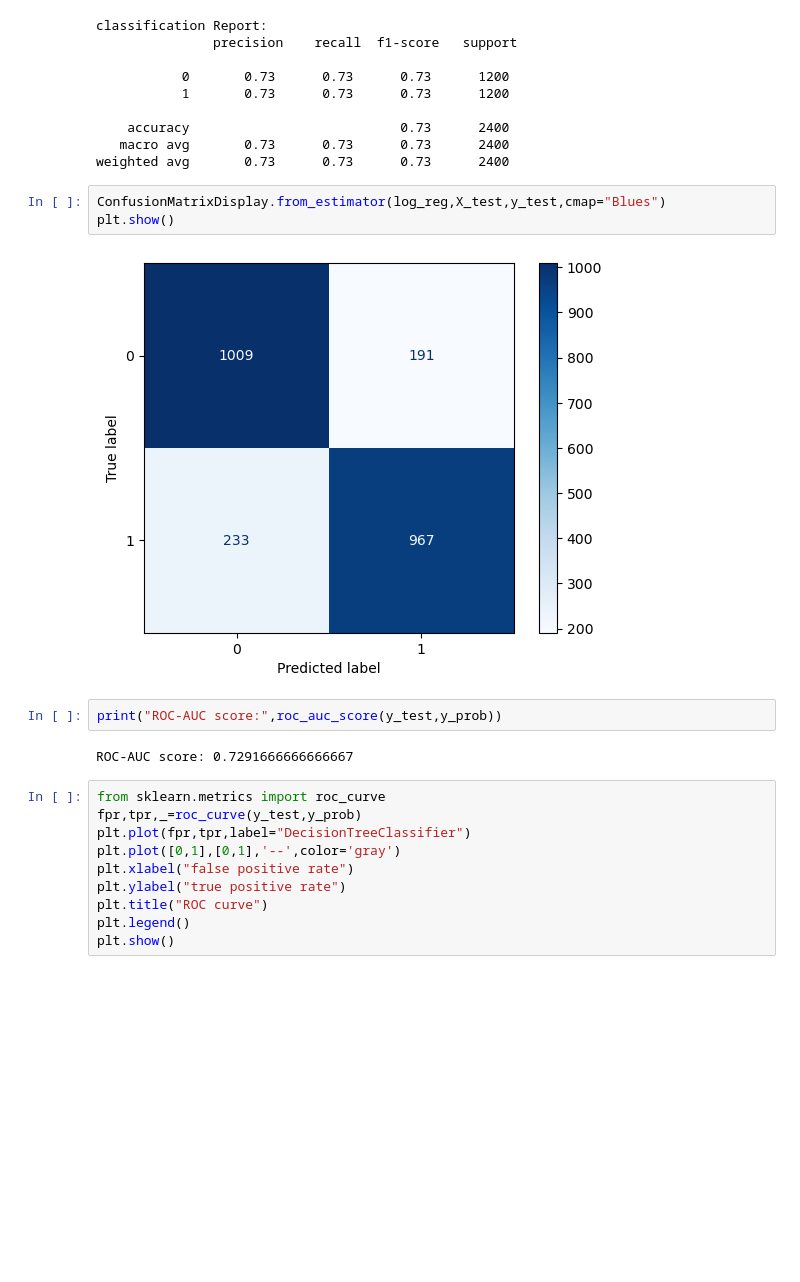
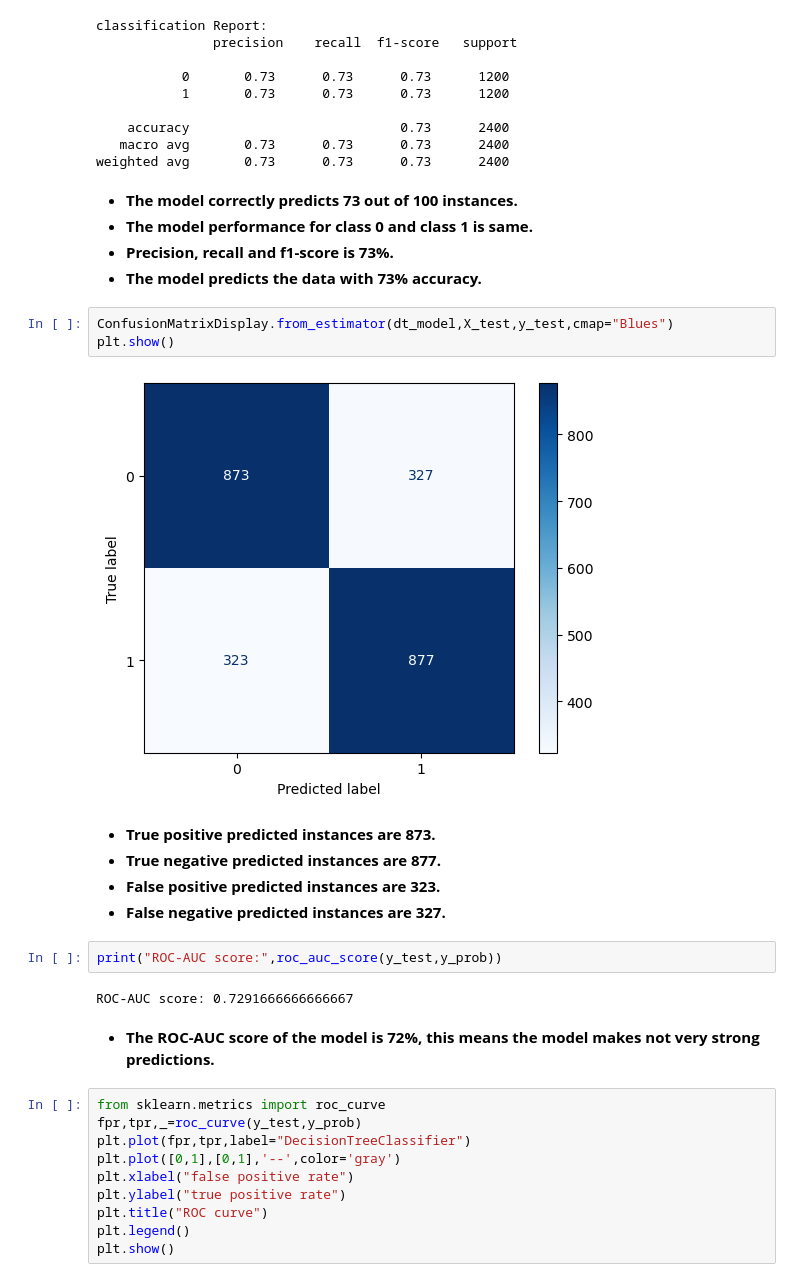
Before and after one commit to harshitakhairnar/Online_Exam_Cheating_Risk_Detection_System, a Jupyter notebook: Online_Exam_Cheating_Risk_Detection_Dataset.ipynb, the cells around one changed output. Drawn from its saved outputs; the diff is of its cells as text; blank space fills up the shorter version.

```diff
--- a/Online_Exam_Cheating_Risk_Detection_Dataset.ipynb
+++ b/Online_Exam_Cheating_Risk_Detection_Dataset.ipynb
@@ -977,15 +1020,27 @@ classification Report:
     accuracy                           0.73      2400
    macro avg       0.73      0.73      0.73      2400
 weighted avg       0.73      0.73      0.73      2400
+# %% [markdown]
+- **The model correctly predicts 73 out of 100 instances.**
+- **The model performance for class 0 and class 1 is same.**
+- **Precision, recall and f1-score is 73%.**
+- **The model predicts the data with 73% accuracy.**
 # %%
-ConfusionMatrixDisplay.from_estimator(log_reg,X_test,y_test,cmap="Blues")
+ConfusionMatrixDisplay.from_estimator(dt_model,X_test,y_test,cmap="Blues")
 plt.show()
 # %% [output]
-[figure, old version]
+[figure, new version]
+# %% [markdown]
+- **True positive predicted instances are 873.**
+- **True negative predicted instances are 877.**
+- **False positive predicted instances are 323.**
+- **False negative predicted instances are 327.**
 # %%
 print("ROC-AUC score:",roc_auc_score(y_test,y_prob))
 # %% [output]
 ROC-AUC score: 0.7291666666666667
+# %% [markdown]
+- **The ROC-AUC score of the model is 72%, this means the model makes not very strong predictions.**
 # %%
 from sklearn.metrics import roc_curve
 fpr,tpr,_=roc_curve(y_test,y_prob)
```
Also changed, not shown: parts of 42 cells of this notebook.
